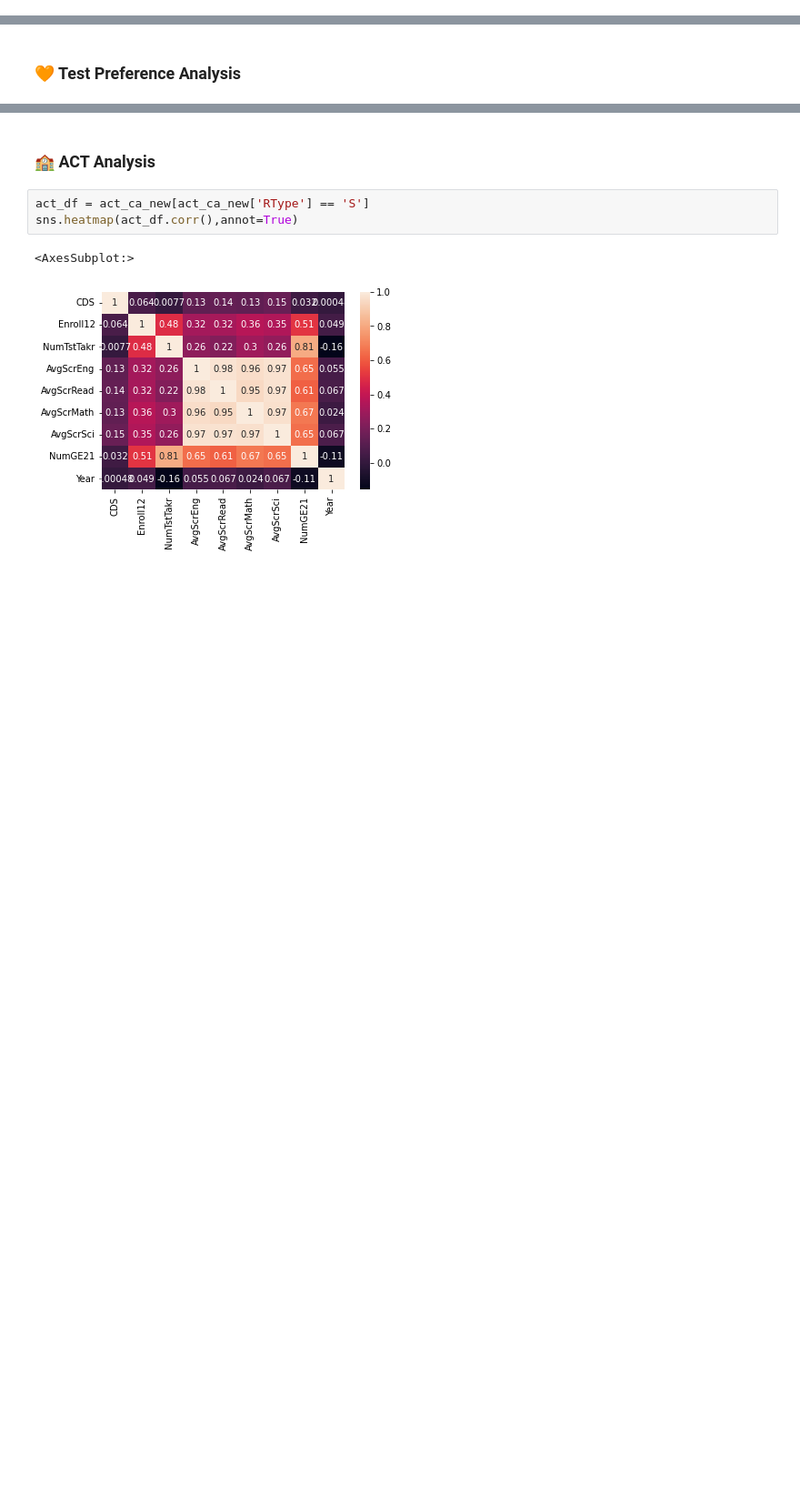
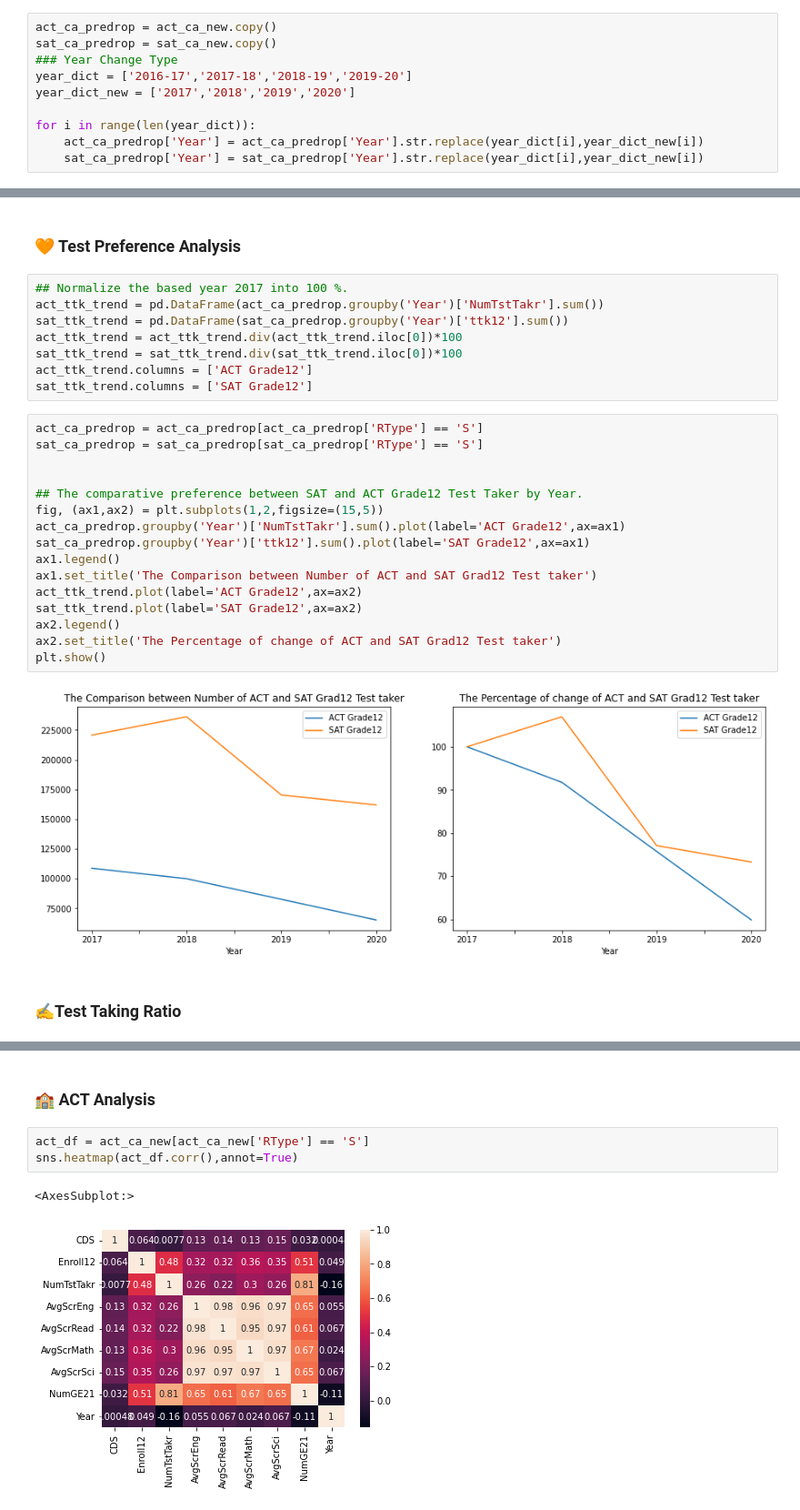
Before and after one commit to WarintornNawong/DSI_Project1, a Jupyter notebook: project1_test.ipynb, the cells around one changed output, grey strips where cells are left out. Shown at 91% size. Cells and saved outputs as stored; diff of their text form; blank space fills up the shorter version.

Commit message:
Test Taker Ratio

```diff
--- a/project1_test.ipynb
+++ b/project1_test.ipynb
@@ -231,3 +233,13 @@ Percentage of missing value of math12 is 0.68 %
+# %%
+act_ca_predrop = act_ca_new.copy()
+sat_ca_predrop = sat_ca_new.copy()
+### Year Change Type
+year_dict = ['2016-17','2017-18','2018-19','2019-20']
+year_dict_new = ['2017','2018','2019','2020']
+
+for i in range(len(year_dict)):
+    act_ca_predrop['Year'] = act_ca_predrop['Year'].str.replace(year_dict[i],year_dict_new[i])
+    sat_ca_predrop['Year'] = sat_ca_predrop['Year'].str.replace(year_dict[i],year_dict_new[i])
 # %% [markdown]
 #### Missing Value (Asterisk) Dropping
 # %%
@@ -388,2 +400,30 @@ Number of Unique County in California State is 1909
 # %% [markdown]
 ### 🧡 Test Preference Analysis
+# %%
+## Normalize the based year 2017 into 100 %.
+act_ttk_trend = pd.DataFrame(act_ca_predrop.groupby('Year')['NumTstTakr'].sum())
+sat_ttk_trend = pd.DataFrame(sat_ca_predrop.groupby('Year')['ttk12'].sum())
+act_ttk_trend = act_ttk_trend.div(act_ttk_trend.iloc[0])*100
+sat_ttk_trend = sat_ttk_trend.div(sat_ttk_trend.iloc[0])*100
+act_ttk_trend.columns = ['ACT Grade12']
+sat_ttk_trend.columns = ['SAT Grade12']
+# %%
+act_ca_predrop = act_ca_predrop[act_ca_predrop['RType'] == 'S']
+sat_ca_predrop = sat_ca_predrop[sat_ca_predrop['RType'] == 'S']
+
+
+## The comparative preference between SAT and ACT Grade12 Test Taker by Year.
+fig, (ax1,ax2) = plt.subplots(1,2,figsize=(15,5))
+act_ca_predrop.groupby('Year')['NumTstTakr'].sum().plot(label='ACT Grade12',ax=ax1)
+sat_ca_predrop.groupby('Year')['ttk12'].sum().plot(label='SAT Grade12',ax=ax1)
+ax1.legend()
+ax1.set_title('The Comparison between Number of ACT and SAT Grad12 Test taker')
+act_ttk_trend.plot(label='ACT Grade12',ax=ax2)
+sat_ttk_trend.plot(label='SAT Grade12',ax=ax2)
+ax2.legend()
+ax2.set_title('The Percentage of change of ACT and SAT Grad12 Test taker')
+plt.show()
+# %% [output]
+[figure, added]
+# %% [markdown]
+### ✍️Test Taking Ratio
```
Also changed, not shown: parts of 5 cells of this notebook.
